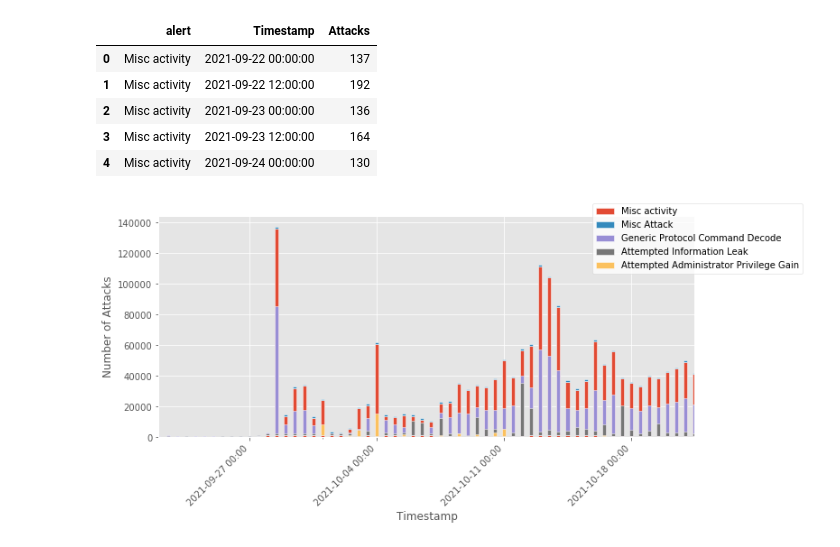
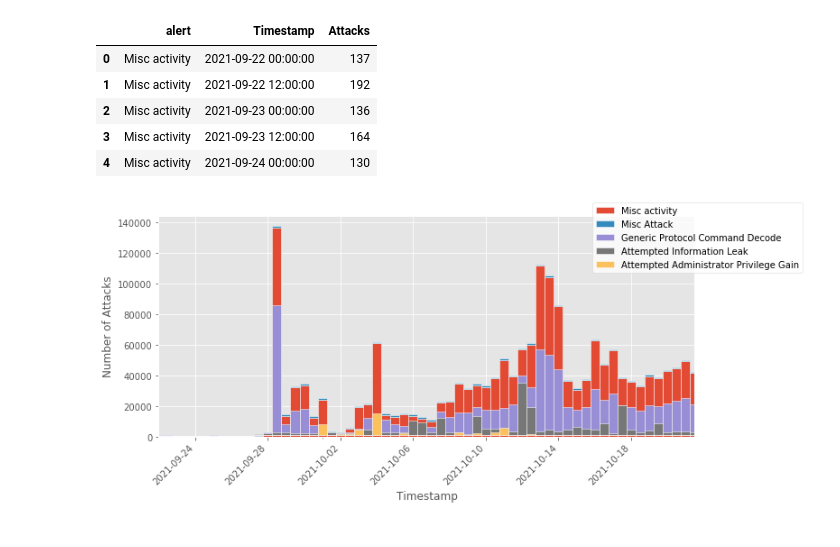
Before and after one commit to stefanDeveloper/master-thesis, a Jupyter notebook: plots/data-visualization.ipynb, the cells around one changed output. Drawn from its saved outputs; the diff is of its cells as text; code cells hidden in the pictures.

Commit message:
Update plots

```diff
--- a/plots/data-visualization.ipynb
+++ b/plots/data-visualization.ipynb
@@ -144,6 +144,7 @@ for k, d in df.groupby('type'):
     ax.xaxis.set_major_formatter(mdates.DateFormatter('%Y-%m-%d'))
     ax.xaxis.set_major_locator(mdates.DayLocator())
 
+    ax.scatter(x,y)
     ax.plot(x,y, label=k)
 
 
@@ -152,7 +153,7 @@ ax.set_ylabel("Number of Attacks")
 ax.set_xlabel("Timestamp")
 
 # Major ticks every 6 months.
-fmt_half_year = mdates.DayLocator(interval=7)
+fmt_half_year = mdates.DayLocator(interval=4)
 ax.xaxis.set_major_locator(fmt_half_year)
 
 # Minor ticks every month.
@@ -165,7 +166,7 @@ datemax = df.Timestamp.max()
 ax.set_xlim(datemin, datemax)
 
 # Put a legend to the right of the current axis
-legend = plt.legend(loc='center left', bbox_to_anchor=(0.8, 0.9), frameon = 1)
+legend = plt.legend(loc='upper right',frameon = 1)
 frame = legend.get_frame()
 frame.set_facecolor('white')
 
@@ -200,42 +201,42 @@ for idx, (k, d) in reversed(list(enumerate(df.groupby("alert")))):
     x = d["Timestamp"]
     y = d["Attacks"]
 
-    ax.xaxis.set_major_formatter(mdates.DateFormatter('%Y-%m-%d %H:%M'))
+    ax.xaxis.set_major_formatter(mdates.DateFormatter('%Y-%m-%d'))
     ax.xaxis.set_major_locator(mdates.HourLocator(interval=12))
 
     if idx == 4:
-        ax.bar(x, y, 0.2, edgecolor='white',label=k)
+        ax.bar(x, y, 0.5, edgecolor='white',label=k)
     else:
-        ax.bar(x, y, 0.2,bottom=bottoms[idx-3] ,edgecolor='white',label=k)
+        ax.bar(x, y, 0.5,bottom=bottoms[idx-3] ,edgecolor='white',label=k)
 
     bottoms.append(y.to_numpy())
 
 fig.autofmt_xdate()
 plt.ylabel("Number of Attacks")
 plt.xlabel("Timestamp")
 
 # Major ticks every 6 months.
-fmt_half_year = mdates.DayLocator(interval=7)
+fmt_half_year = mdates.DayLocator(interval=4)
 ax.xaxis.set_major_locator(fmt_half_year)
 
 # Minor ticks every month.
 fmt_month = mdates.MonthLocator()
 ax.xaxis.set_minor_locator(fmt_month)
 
 # Round to nearest years.
 datemin = df.Timestamp.min()
 datemax = df.Timestamp.max()
 ax.set_xlim(datemin, datemax)
 
 # Put a legend to the right of the current axis
 legend = plt.legend(loc='center left', bbox_to_anchor=(0.8, 0.9), frameon = 1)
 frame = legend.get_frame()
 frame.set_facecolor('white')
 
 plt.xticks( rotation=25 )
 plt.gcf().subplots_adjust(left=0.35)
 plt.setp(plt.gca().get_xticklabels(), rotation=45, horizontalalignment='right')
 plt.savefig("tpot-suricata-alerts.pdf", format="pdf", bbox_inches="tight", pad_inches=0)
 plt.show()
 # %% [output]
-[figure, old version]
+[figure, new version]
```
Also changed, not shown: parts of 10 cells of this notebook, 7 other files.
